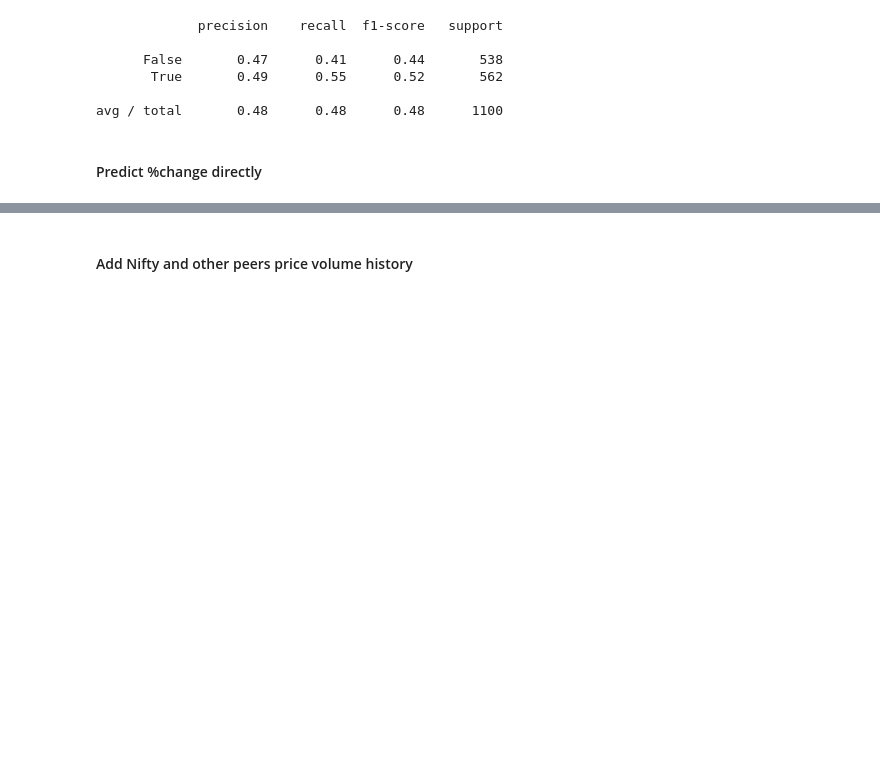
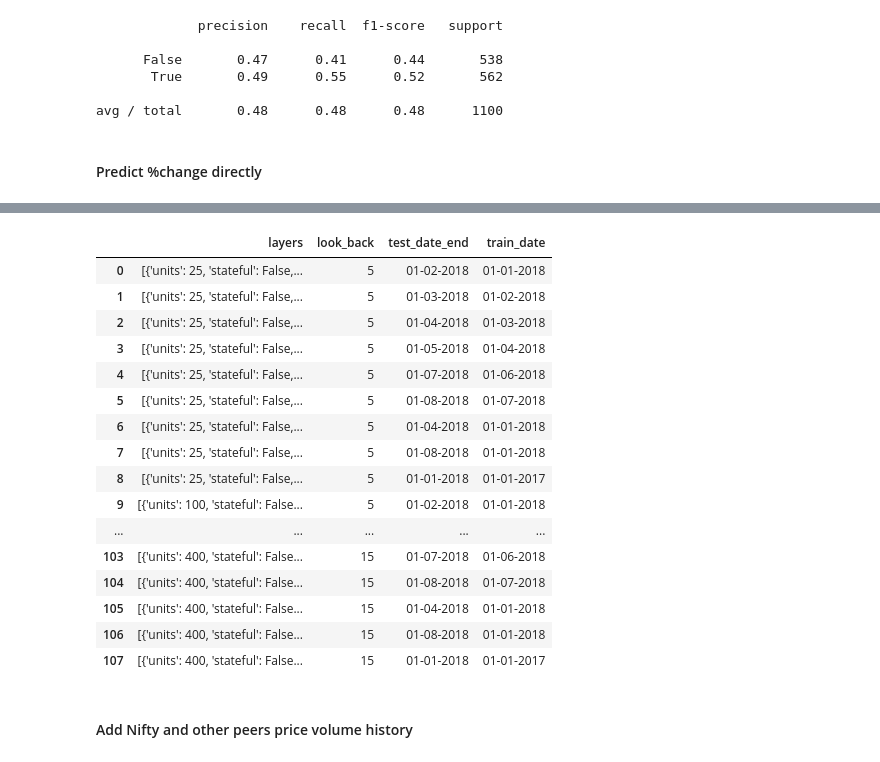
Before and after one commit to faizanahemad/data-science-utils, a Jupyter notebook: data_science_utils/financial/Price Prediction.ipynb, the cells around one changed output, grey strips where cells are left out. Cells and saved outputs as stored; diff of their text form; code cells hidden in the pictures; blank space fills up the shorter version.

```diff
--- a/data_science_utils/financial/Price Prediction.ipynb
+++ b/data_science_utils/financial/Price Prediction.ipynb
@@ -669,7 +709,7 @@ def get_trained_model(X_train, y_train, X_test, y_test, features, look_back, lay
     return model
 # %%
 from stockstats import StockDataFrame
-date_six_years = pd.to_datetime("01-01-2012")
+date_six_years = pd.to_datetime("01-01-2010")
 
 all_prices_df = {acc:accumulator[acc]['past_prices']['all_past_prices'][["open","close","low","high","volume"]] for acc in nifty_symbols}
 for key in all_prices_df.keys():
@@ -679,10 +719,7 @@ for key in all_prices_df.keys():
     row = pd.Series({"low":stock_detail['low'],"high":stock_detail['high'],"open":stock_detail['open'],'close':stock_detail['price'],'volume':stock_detail['volume']},name=date)
     df = df.append(row)
 
-i=len(all_prices_df.keys())
 for key in all_prices_df.keys():
-    #print("Remaining: %s"%i)
-    i=i-1
     df = all_prices_df[key]
     df = df[df.index>date_six_years]
     all_prices_df[key] = df
@@ -701,6 +738,7 @@ for key in all_prices_df.keys():
 
     df["weekly_change"] = df[["close"]].rolling(6).agg({"close":lambda x:(x[-1]-x[0])/x[0]})
     df["monthly_change"] = df[["close"]].rolling(21).agg({"close":lambda x:(x[-1]-x[0])/x[0]})
+    df["3m_change"] = df[["close"]].rolling(64).agg({"close":lambda x:(x[-1]-x[0])/x[0]})
 
 
     df['target_up_down'] = df['pct_change_close']>0
@@ -1111,0 +1158,35 @@ XGBRegressor(base_score=0.5, booster='gbtree', colsample_bylevel=1,
+# %%
+configs = list()
+layers = [
+          [{'units': 100, 'stateful': False, 'activity_regularizer': None, 'bias_regularizer': None,
+               'recurrent_regularizer': None, 'kernel_regularizer': None, 'recurrent_dropout': 0,
+               'dropout': 0},
+           {'units': 50, 'stateful': False, 'activity_regularizer': None, 'bias_regularizer': None,
+               'recurrent_regularizer': None, 'kernel_regularizer': None, 'recurrent_dropout': 0,
+               'dropout': 0}],
+
+          [{'units': 200, 'stateful': False, 'activity_regularizer': None, 'bias_regularizer': None,
+               'recurrent_regularizer': None, 'kernel_regularizer': None, 'recurrent_dropout': 0,
+               'dropout': 0},],
+
+
+          [{'units': 400, 'stateful': False, 'activity_regularizer': None, 'bias_regularizer': None,
+               'recurrent_regularizer': None, 'kernel_regularizer': None, 'recurrent_dropout': 0,
+               'dropout': 0},
+          {'units': 200, 'stateful': False, 'activity_regularizer': None, 'bias_regularizer': None,
+               'recurrent_regularizer': None, 'kernel_regularizer': None, 'recurrent_dropout': 0,
+               'dropout': 0}],
+         ]
+
+train_dates = ["01-01-2018","01-02-2018","01-03-2018","01-04-2018","01-06-2018","01-07-2018",
+              "01-01-2018","01-01-2018","01-01-2017"]
+test_date_ends = ["01-02-2018","01-03-2018","01-04-2018","01-05-2018","01-07-2018","01-08-2018",
+              "01-04-2018","01-08-2018","01-01-2018"]
+configs = []
+for lb in [5,10,15]:
+    for layer_cfg in layers:
+        for i in range(len(train_dates)):
+            train_date = train_dates[i]
+            test_date_end = test_date_ends[i]
+            config = {"look_back":lb,"layers":layer_cfg,"train_date":train_date,"test_date_end":test_date_end}
+            configs.append(config)
@@ -1112,3 +1252,23 @@ XGBRegressor(base_score=0.5, booster='gbtree', colsample_bylevel=1,
+# %%
+pd.DataFrame.from_records(configs)
+# %% [output]
+|  | layers | look_back | test_date_end | train_date |
+| 0 | [{'units': 25, 'stateful': False,... | 5 | 01-02-2018 | 01-01-2018 |
+| 1 | [{'units': 25, 'stateful': False,... | 5 | 01-03-2018 | 01-02-2018 |
+| 2 | [{'units': 25, 'stateful': False,... | 5 | 01-04-2018 | 01-03-2018 |
+| 3 | [{'units': 25, 'stateful': False,... | 5 | 01-05-2018 | 01-04-2018 |
+| 4 | [{'units': 25, 'stateful': False,... | 5 | 01-07-2018 | 01-06-2018 |
+| 5 | [{'units': 25, 'stateful': False,... | 5 | 01-08-2018 | 01-07-2018 |
+| 6 | [{'units': 25, 'stateful': False,... | 5 | 01-04-2018 | 01-01-2018 |
+| 7 | [{'units': 25, 'stateful': False,... | 5 | 01-08-2018 | 01-01-2018 |
+| 8 | [{'units': 25, 'stateful': False,... | 5 | 01-01-2018 | 01-01-2017 |
+| 9 | [{'units': 100, 'stateful': False... | 5 | 01-02-2018 | 01-01-2018 |
+| ... | ... | ... | ... | ... |
+| 103 | [{'units': 400, 'stateful': False... | 15 | 01-07-2018 | 01-06-2018 |
+| 104 | [{'units': 400, 'stateful': False... | 15 | 01-08-2018 | 01-07-2018 |
+| 105 | [{'units': 400, 'stateful': False... | 15 | 01-04-2018 | 01-01-2018 |
+| 106 | [{'units': 400, 'stateful': False... | 15 | 01-08-2018 | 01-01-2018 |
+| 107 | [{'units': 400, 'stateful': False... | 15 | 01-01-2018 | 01-01-2017 |
 # %% [markdown]
 #### Add Nifty and other peers price volume history
 # %% [markdown]
```
Also changed, not shown: parts of 22 cells of this notebook.
